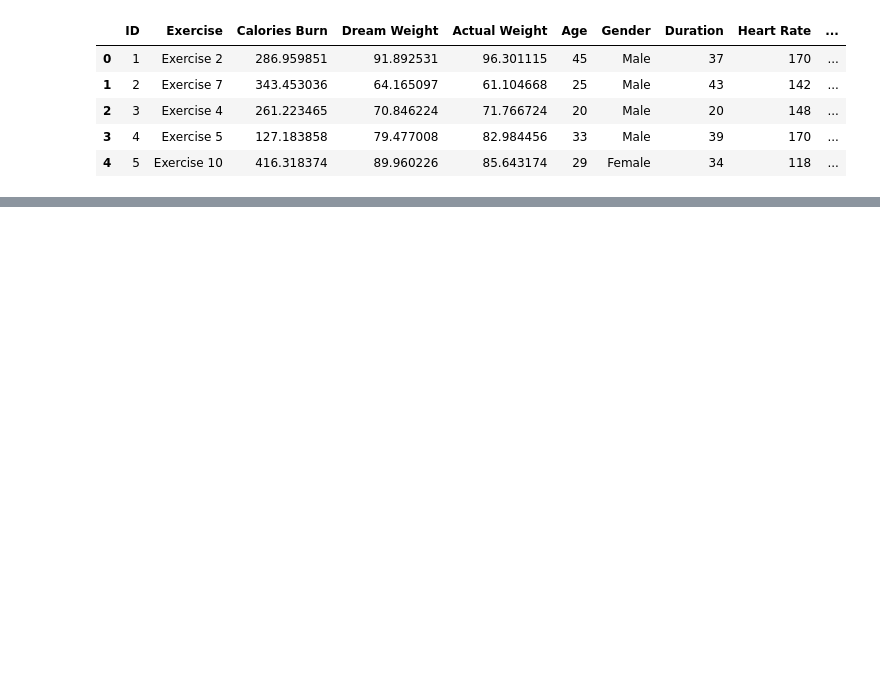
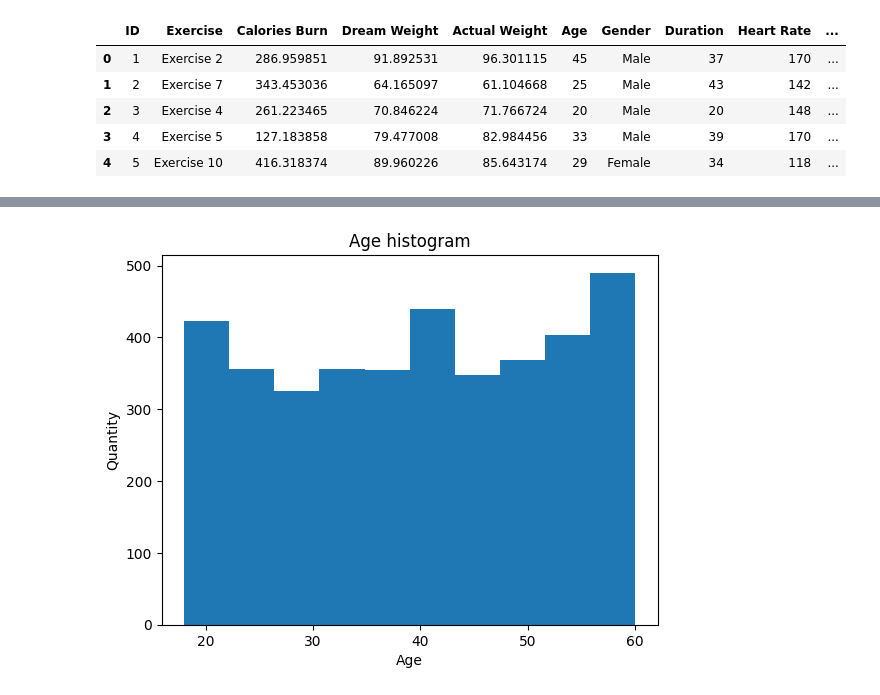
Before and after one commit to mbroda2000/Python_and_ML_Repository, a Jupyter notebook: zad2.ipynb, the cells around one changed output, grey strips where cells are left out. Saved outputs shown, nothing was run; the diff lists cells and outputs as text; code cells hidden in the pictures; blank space fills up the shorter version.

```diff
--- a/zad2.ipynb
+++ b/zad2.ipynb
@@ -24,4 +24,14 @@ data.describe()
 | 50% | 1932.500000 | 299.742508 | 75.522136 | 75.544407 | 40.000000 | 40.000000 | 140.000000 | 26.861656 | ... |
 | 75% | 2898.250000 | 404.143688 | 87.707989 | 88.105767 | 51.000000 | 51.000000 | 160.000000 | 30.950380 | ... |
 | max | 3864.000000 | 499.859262 | 99.985355 | 104.309600 | 60.000000 | 60.000000 | 180.000000 | 34.996639 | ... |
+# %%
+import matplotlib.pyplot as plt
+
+data['Age'].plot.hist()
+plt.title('Age histogram')
+plt.xlabel('Age')
+plt.ylabel('Quantity')
+plt.show()
+# %% [output]
+[figure, added]
 # %%
```
Also changed, not shown: parts of 5 cells of this notebook.
